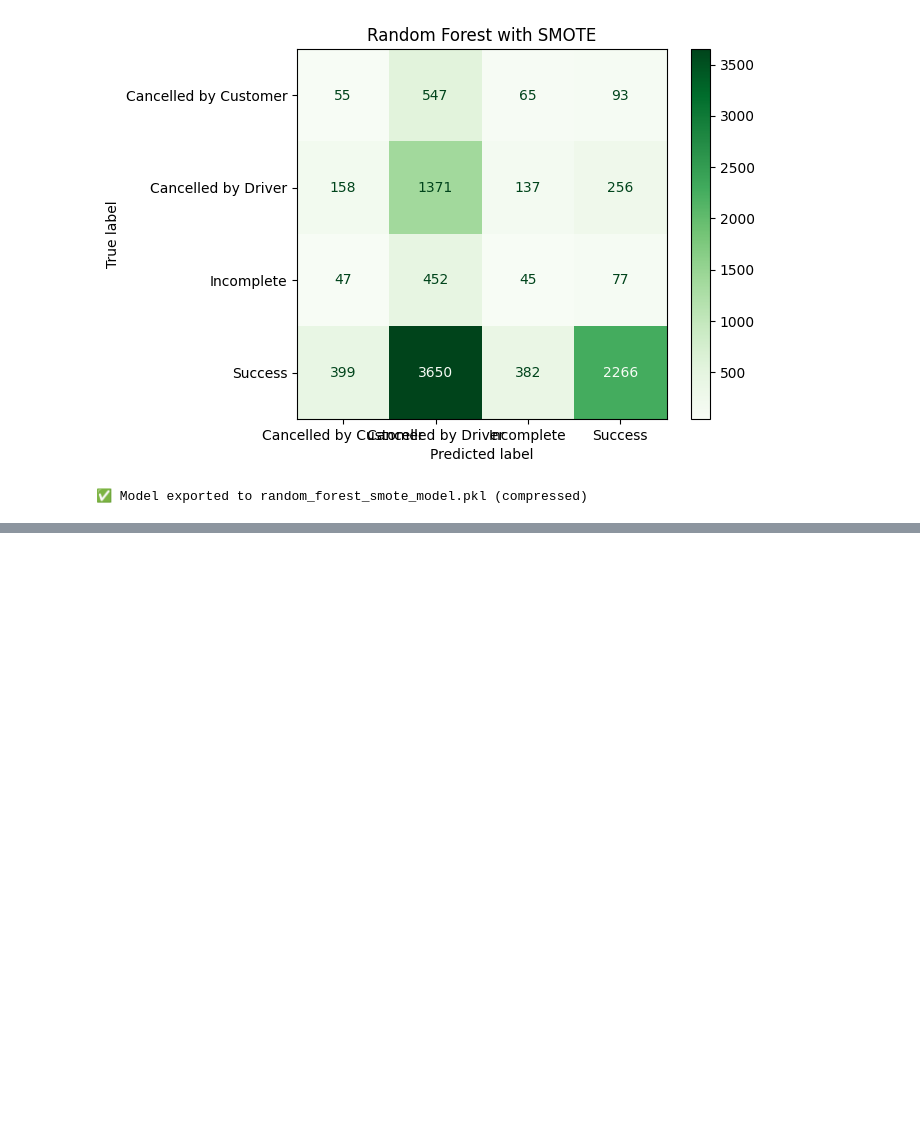
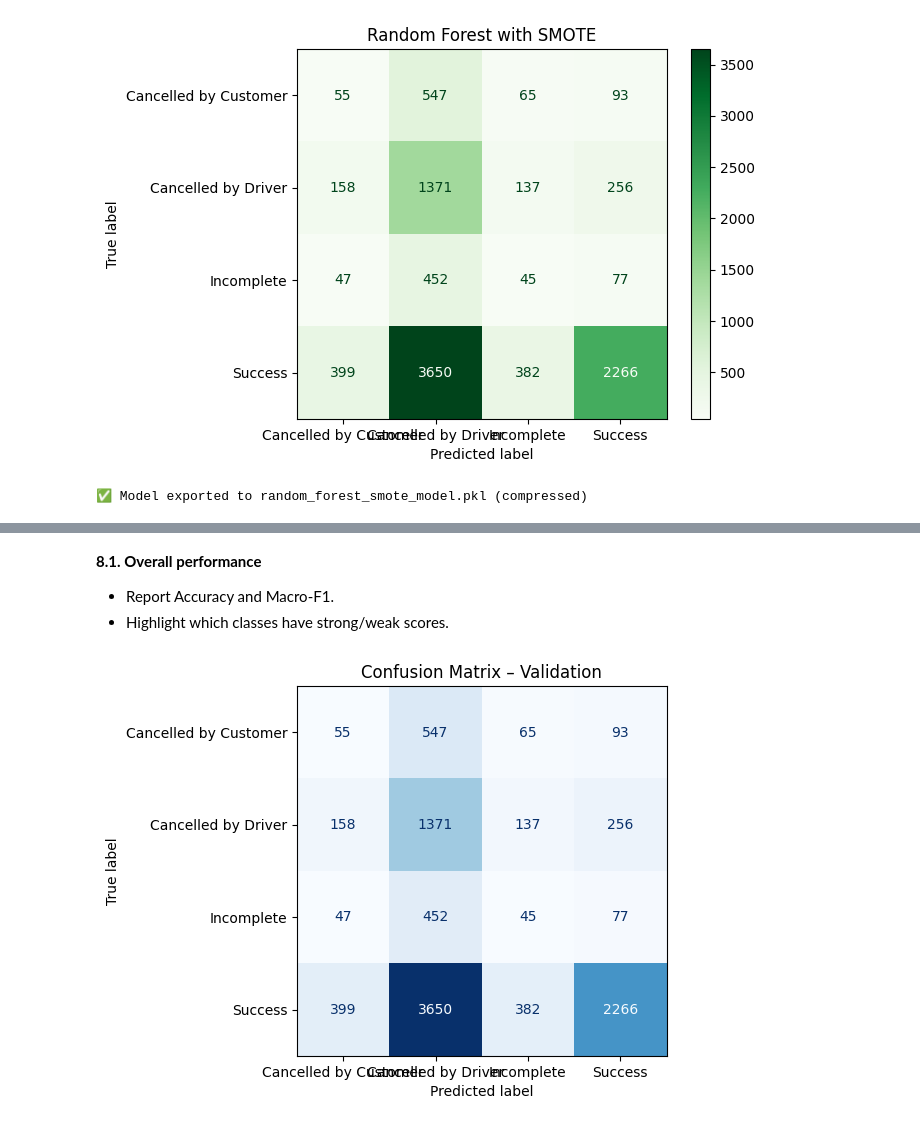
Before and after one commit to Tharmika2002/Ride-Cancellation-Model-DataX, a Jupyter notebook: Ride_Cancellation_Model.ipynb, the cells around one changed output, grey strips where cells are left out. Cells and saved outputs as stored; diff of their text form; code cells hidden in the pictures; blank space fills up the shorter version.

```diff
--- a/Ride_Cancellation_Model.ipynb
+++ b/Ride_Cancellation_Model.ipynb
@@ -553,0 +612,16 @@ Macro-F1: 0.2443662443062198
+# %% [markdown]
+**8.1. Overall performance**
+
+
+
+*   Report Accuracy and Macro-F1.
+*   Highlight which classes have strong/weak scores.
+# %%
+# Confusion Matrix
+classes = y_val.cat.categories
+cm = confusion_matrix(y_val, y_pred_rf, labels=classes) # Use y_pred_rf and classes
+ConfusionMatrixDisplay(confusion_matrix=cm, display_labels=classes).plot(cmap="Blues", colorbar=False) # Use cm and classes
+plt.title("Confusion Matrix – Validation")
+plt.show()
+# %% [output]
+[figure, added]
```
Also changed, not shown: parts of 23 cells of this notebook.
